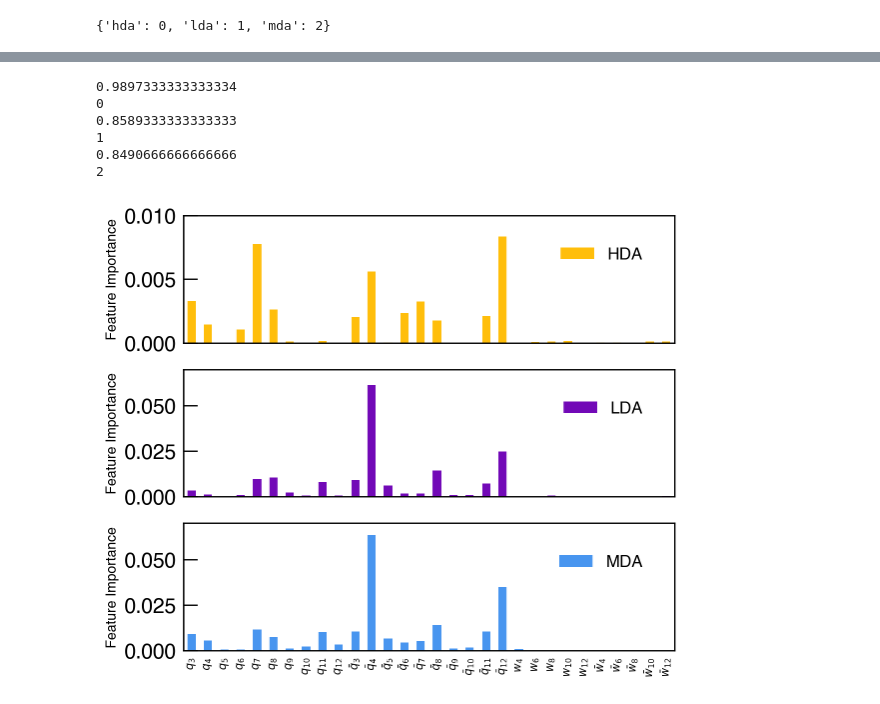
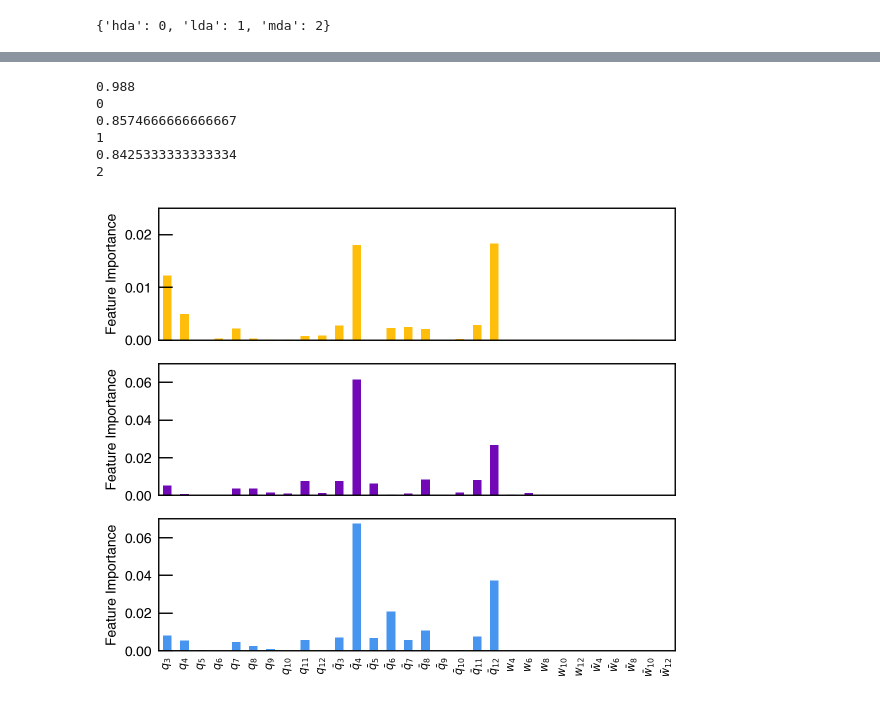
Before and after one commit to ZoeFaureBeaulieu/NN-amorphous-ices, a Jupyter notebook: notebooks/sensitivity_analysis.ipynb, the cells around one changed output, grey strips where cells are left out. Cells and saved outputs as stored; diff of their text form; code cells hidden in the pictures.

```diff
--- a/notebooks/sensitivity_analysis.ipynb
+++ b/notebooks/sensitivity_analysis.ipynb
@@ -94,7 +94,7 @@ model = MLPClassifier(hidden_layer_sizes=hidden_layers,activation='relu',solver=
 from sklearn.ensemble import RandomForestClassifier
 from sklearn.inspection import permutation_importance
 
-# model = RandomForestClassifier(random_state=0, n_estimators=300)
+model = RandomForestClassifier(random_state=0, n_estimators=300)
 classification_results = {}
 struct_types = ['HDA','LDA','MDA']
 for i in range(3):
@@ -104,11 +104,11 @@ for i in range(3):
     classification_results[struct_types[i]] = result
     print(i)
 # %% [output]
-0.9897333333333334
+0.988
 0
-0.8589333333333333
+0.8574666666666667
 1
-0.8490666666666666
+0.8425333333333334
 2
 # %%
 import matplotlib.pyplot as plt
@@ -123,36 +123,38 @@ plt.style.use('plot.mplstyle')
 labels = ['HDA','LDA','MDA']
 colors = ['#ffbe0b','#7209b7','#4895ef']
 
 fig, axs = plt.subplots(3,1,figsize=(6,5),sharex=True)
 
 for i in range(3):
     result = classification_results[struct_types[i]]
     importances = pd.Series(result.importances_mean)
     importances.plot.bar(ax=axs[i],color=colors[i],label=labels[i])
-    axs[i].legend()
+    # axs[i].legend()
     axs[i].set_ylabel('Feature Importance')
-axs[0].set_ylim(0,0.01)
+axs[0].set_ylim(0,0.025)
 axs[1].set_ylim(0,0.07)
 axs[2].set_ylim(0,0.07)
 
 axs[-1].set_xticks(np.arange(0,30),list(desc_to_plot_label_mapping.values()),fontsize=8);
 # reduce length of xtick
 for ax in axs:
     ax.tick_params(axis='x', which='major', pad=5, length=0)
-    ax.tick_params(axis='y', which='major', pad=5)
+    ax.tick_params(axis='y', which='major', pad=5, labelsize=10)
+    # change ytick label size
+
 
 # make plot borders thinner
 linewidth = 1
 for ax in axs:
     ax.spines['top'].set_linewidth(linewidth)
     ax.spines['right'].set_linewidth(linewidth)
     ax.spines['bottom'].set_linewidth(linewidth)
     ax.spines['left'].set_linewidth(linewidth)
-    ax.get_legend().get_frame().set_linewidth(0.0)
+    # ax.get_legend().get_frame().set_linewidth(0.0)
 
 
 # remove the box around the legend
 fig.tight_layout()
-plt.savefig('../figures/feature_importance.pdf',dpi=300,bbox_inches='tight')
+plt.savefig('../figures/feature_importance_RandomForest.svg',dpi=300,bbox_inches='tight')
 # %% [output]
-[figure, old version]
+[figure, new version]
```
Also changed, not shown: parts of 1 cell of this notebook, 10 other files.
